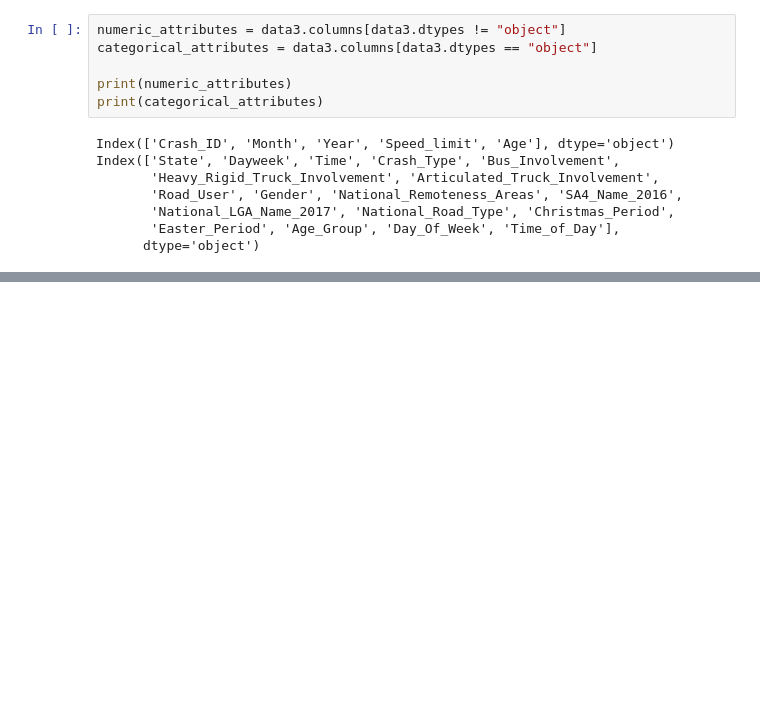
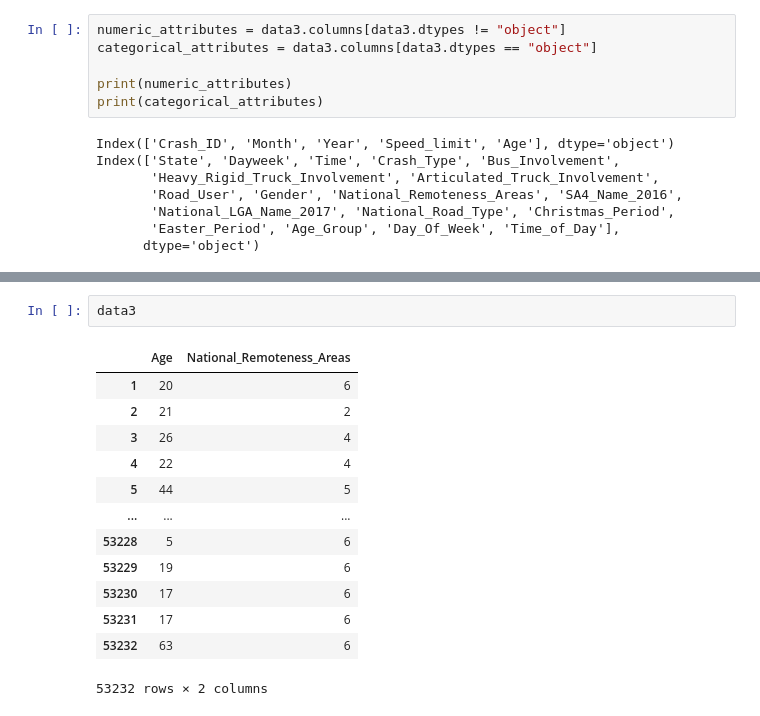
Before and after one commit to cooper-plath/CP3403DataMining, a Jupyter notebook: Dataset.ipynb, the cells around one changed output, grey strips where cells are left out. Cells and saved outputs as stored; diff of their text form; blank space fills up the shorter version.

```diff
--- a/Dataset.ipynb
+++ b/Dataset.ipynb
@@ -174,0 +222,16 @@ Name: Speed_limit, dtype: float64
+# %%
+data3
+# %% [output]
+|  | Age | National_Remoteness_Areas |
+| 1 | 20 | 6 |
+| 2 | 21 | 2 |
+| 3 | 26 | 4 |
+| 4 | 22 | 4 |
+| 5 | 44 | 5 |
+| ... | ... | ... |
+| 53228 | 5 | 6 |
+| 53229 | 19 | 6 |
+| 53230 | 17 | 6 |
+| 53231 | 17 | 6 |
+| 53232 | 63 | 6 |
+53232 rows × 2 columns
```
Also changed, not shown: parts of 11 cells of this notebook.
